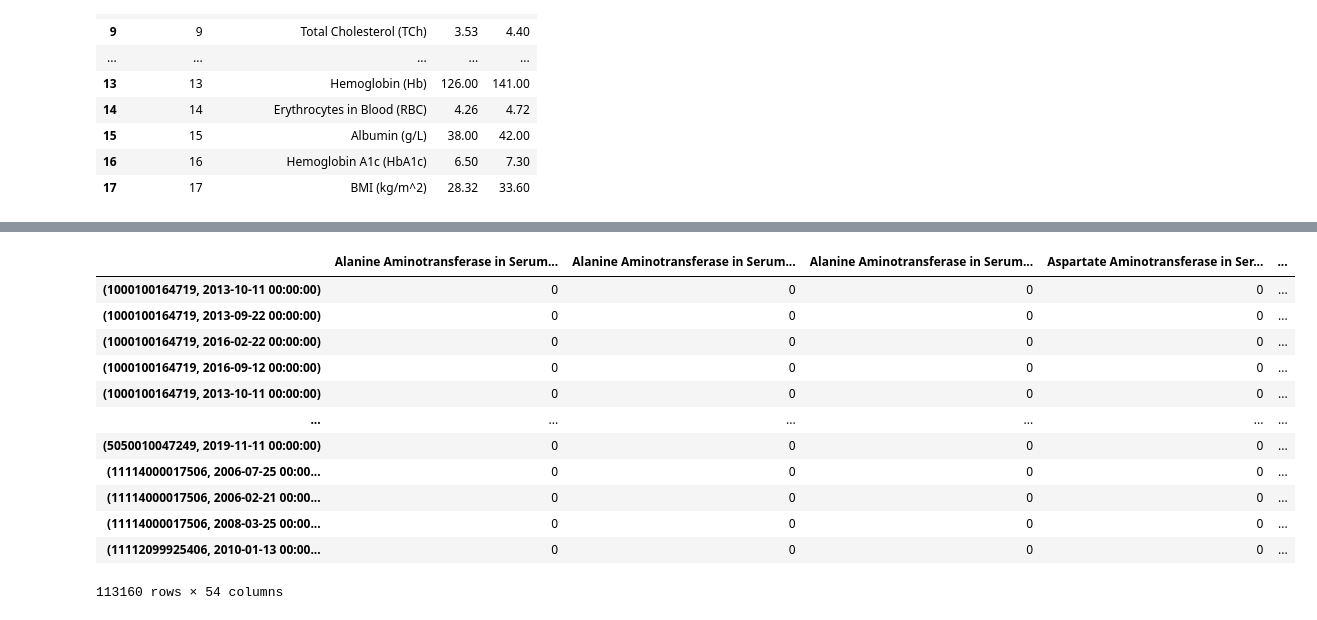
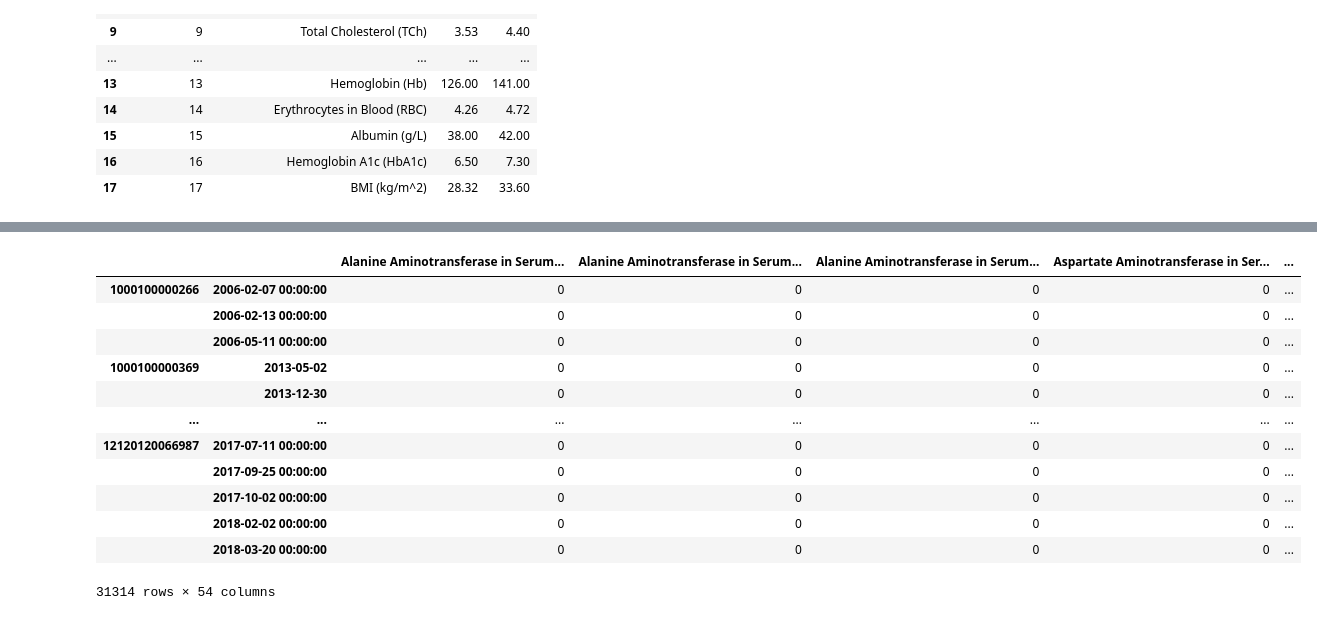
Before and after one commit to DavidHuang0621/DiabetesRiskPrediction, a Jupyter notebook: Lab & Exam Embedding.ipynb, the cells around one changed output, grey strips where cells are left out. Saved outputs shown, nothing was run; the diff lists cells and outputs as text; code cells hidden in the pictures.

```diff
--- a/Lab & Exam Embedding.ipynb
+++ b/Lab & Exam Embedding.ipynb
@@ -232,0 +324,4 @@ for index, row in Results.iterrows() :
+# %%
+Results = Results.groupby('Patient_ID').apply(lambda g: g.sort_values(by = 'PerformedDate', ascending =True))
+Results = Results.reset_index(drop = True)
+Results.head()
@@ -232,0 +335,13 @@ for index, row in Results.iterrows() :
+# %%
+rem = []
+for index, row in Results.iterrows() :
+    temp = row[['Patient_ID', 'Name_calc','TestResult_calc']]
+    if index == 0 :
+        prev = temp
+        continue
+    if temp.equals(prev):
+        rem.append(index)
+    prev = temp
+    #print(prev)
+
+print(len(rem))
@@ -232,0 +350,5 @@ for index, row in Results.iterrows() :
+# %%
+Results_u = Results
+print(len(Results_u.index))
+Results_u = Results_u.drop(rem)
+print(len(Results_u.index))
@@ -233,7 +378,7 @@ for index, row in Results.iterrows() :
 # %%
 AllVisits = {}
 VisitValues = {}
-for index, row in Results.iterrows() :
+for index, row in Results_u.iterrows() :
     temp = (str(row['Patient_ID']),str(row['PerformedDate']))
     diag = (row['Name_calc'],row['TestResult_calc'])
     if temp not in AllVisits.keys():
@@ -266,22 +411,22 @@ for t in tests :
         eTests.append(t+str(i))
 # %%
 RowFeatures = pd.DataFrame(data = 0,
-                       index = indices,
+                       index = PVDF.index,
                        columns=eTests)
 RowFeatures
 # %% [output]
-|  | Alanine Aminotransferase in Serum... | Alanine Aminotransferase in Serum... | Alanine Aminotransferase in Serum... | Aspartate Aminotransferase in Ser... | ... |
-| (1000100164719, 2013-10-11 00:00:00) | 0 | 0 | 0 | 0 | ... |
-| (1000100164719, 2013-09-22 00:00:00) | 0 | 0 | 0 | 0 | ... |
-| (1000100164719, 2016-02-22 00:00:00) | 0 | 0 | 0 | 0 | ... |
-| (1000100164719, 2016-09-12 00:00:00) | 0 | 0 | 0 | 0 | ... |
-| (1000100164719, 2013-10-11 00:00:00) | 0 | 0 | 0 | 0 | ... |
-| ... | ... | ... | ... | ... | ... |
-| (5050010047249, 2019-11-11 00:00:00) | 0 | 0 | 0 | 0 | ... |
-| (11114000017506, 2006-07-25 00:00... | 0 | 0 | 0 | 0 | ... |
-| (11114000017506, 2006-02-21 00:00... | 0 | 0 | 0 | 0 | ... |
-| (11114000017506, 2008-03-25 00:00... | 0 | 0 | 0 | 0 | ... |
-| (11112099925406, 2010-01-13 00:00... | 0 | 0 | 0 | 0 | ... |
+|  |  | Alanine Aminotransferase in Serum... | Alanine Aminotransferase in Serum... | Alanine Aminotransferase in Serum... | Aspartate Aminotransferase in Ser... | ... |
+| 1000100000266 | 2006-02-07 00:00:00 | 0 | 0 | 0 | 0 | ... |
+|  | 2006-02-13 00:00:00 | 0 | 0 | 0 | 0 | ... |
+|  | 2006-05-11 00:00:00 | 0 | 0 | 0 | 0 | ... |
+| 1000100000369 | 2013-05-02 | 0 | 0 | 0 | 0 | ... |
+|  | 2013-12-30 | 0 | 0 | 0 | 0 | ... |
+| ... | ... | ... | ... | ... | ... | ... |
+| 12120120066987 | 2017-07-11 00:00:00 | 0 | 0 | 0 | 0 | ... |
+|  | 2017-09-25 00:00:00 | 0 | 0 | 0 | 0 | ... |
+|  | 2017-10-02 00:00:00 | 0 | 0 | 0 | 0 | ... |
+|  | 2018-02-02 00:00:00 | 0 | 0 | 0 | 0 | ... |
+|  | 2018-03-20 00:00:00 | 0 | 0 | 0 | 0 | ... |
-113160 rows × 54 columns
+31314 rows × 54 columns
 # %%
 for index, row in RowFeatures.iterrows() :
```
Also changed, not shown: parts of 58 cells of this notebook, 1 other file.
